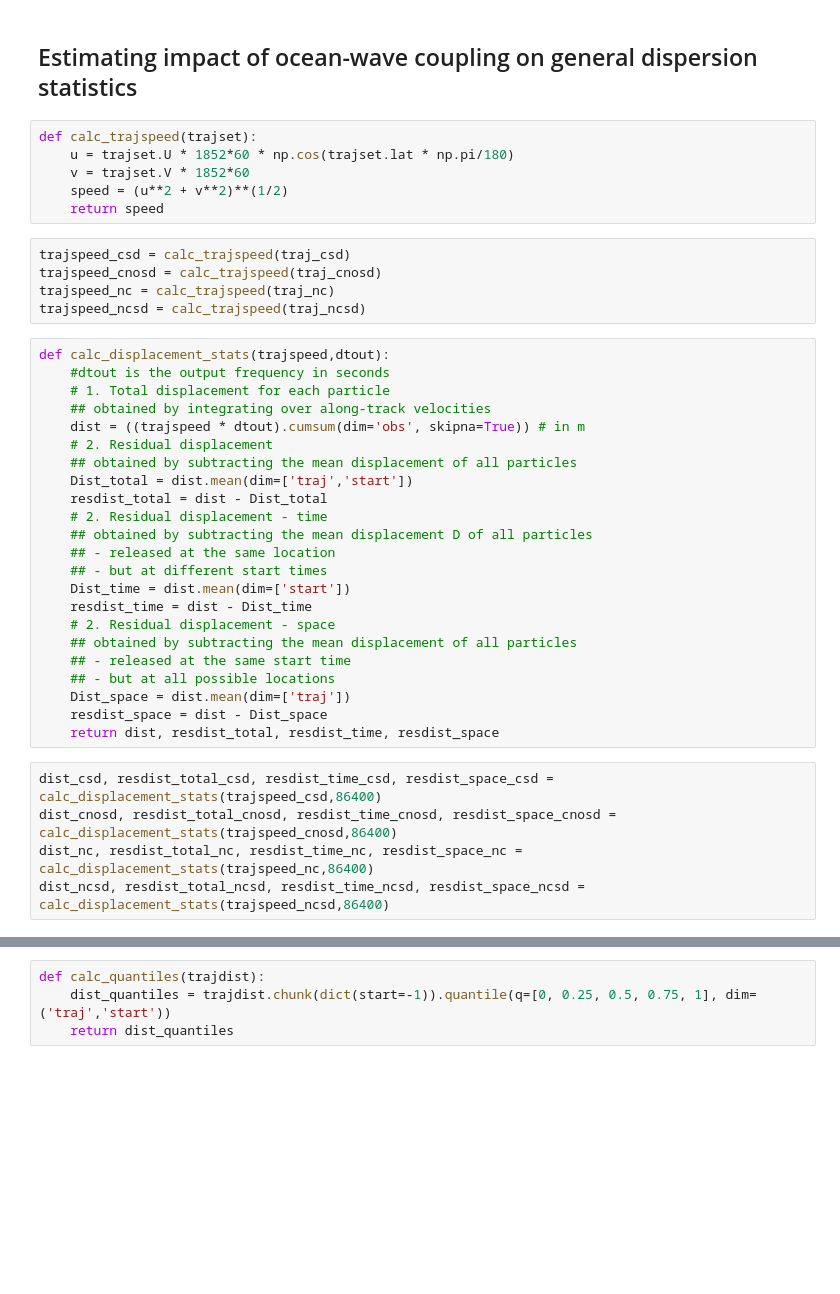
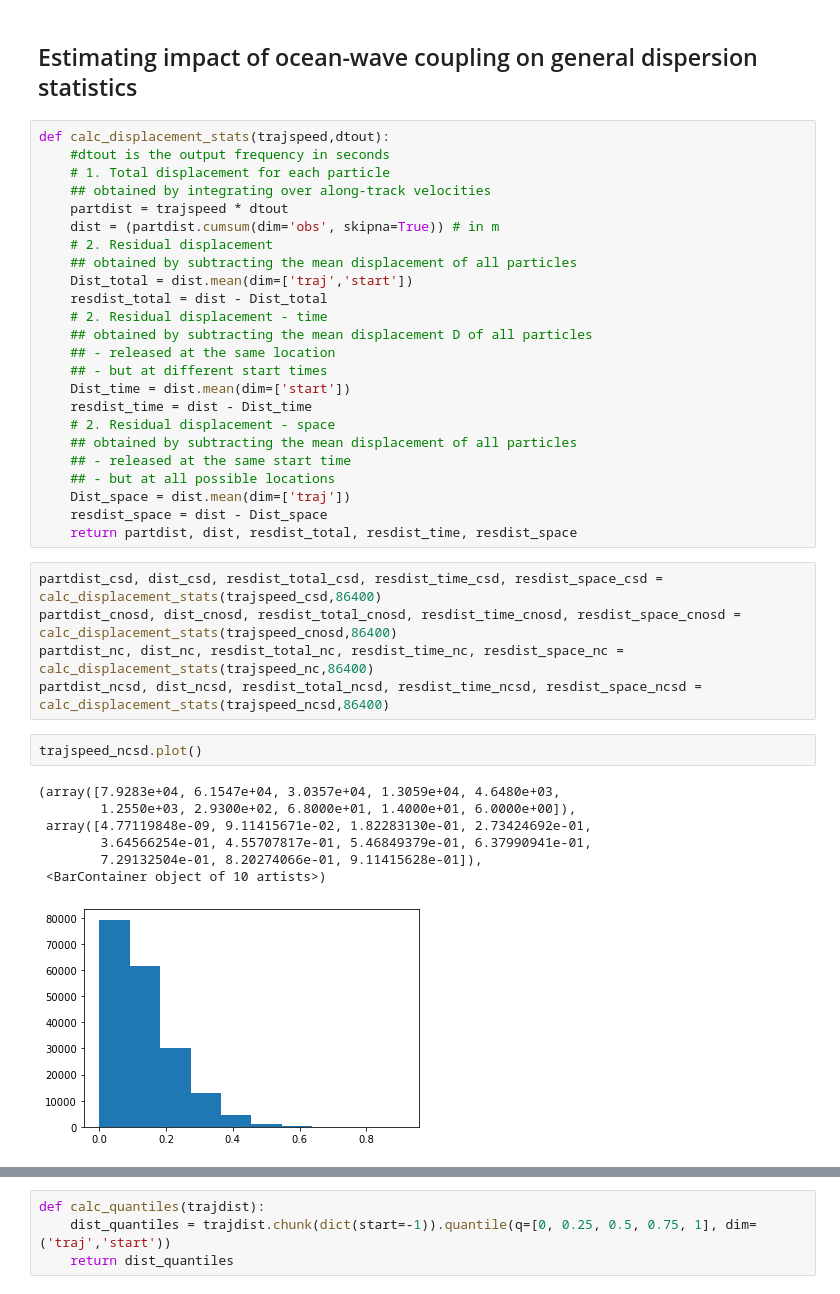
Before and after one commit to OceanParcels/IMMERSE_waves, a Jupyter notebook: code/CompTraj_uncoupledVScoupled_dispersion_GulfOfLion.ipynb, the cells around one changed output, grey strips where cells are left out. Cells and saved outputs as stored; diff of their text form; blank space fills up the shorter version.

```diff
--- a/code/CompTraj_uncoupledVScoupled_dispersion_GulfOfLion.ipynb
+++ b/code/CompTraj_uncoupledVScoupled_dispersion_GulfOfLion.ipynb
@@ -70,22 +108,12 @@ uncoupled with Stokes drift: 0.0  ( 0 %)
 # %% [markdown]
 ## Estimating impact of ocean-wave coupling on general dispersion statistics
-# %%
-def calc_trajspeed(trajset):
-    u = trajset.U * 1852*60 * np.cos(trajset.lat * np.pi/180)
-    v = trajset.V * 1852*60
-    speed = (u**2 + v**2)**(1/2)
-    return speed
-# %%
-trajspeed_csd = calc_trajspeed(traj_csd)
-trajspeed_cnosd = calc_trajspeed(traj_cnosd)
-trajspeed_nc = calc_trajspeed(traj_nc)
-trajspeed_ncsd = calc_trajspeed(traj_ncsd)
 # %%
 def calc_displacement_stats(trajspeed,dtout):
     #dtout is the output frequency in seconds
     # 1. Total displacement for each particle
     ## obtained by integrating over along-track velocities
-    dist = ((trajspeed * dtout).cumsum(dim='obs', skipna=True)) # in m
+    partdist = trajspeed * dtout
+    dist = (partdist.cumsum(dim='obs', skipna=True)) # in m
     # 2. Residual displacement
     ## obtained by subtracting the mean displacement of all particles
     Dist_total = dist.mean(dim=['traj','start'])
@@ -102,9 +130,19 @@ def calc_displacement_stats(trajspeed,dtout):
     ## - but at all possible locations
     Dist_space = dist.mean(dim=['traj'])
     resdist_space = dist - Dist_space
-    return dist, resdist_total, resdist_time, resdist_space
+    return partdist, dist, resdist_total, resdist_time, resdist_space
 # %%
-dist_csd, resdist_total_csd, resdist_time_csd, resdist_space_csd = calc_displacement_stats(trajspeed_csd,86400)
-dist_cnosd, resdist_total_cnosd, resdist_time_cnosd, resdist_space_cnosd = calc_displacement_stats(trajspeed_cnosd,86400)
-dist_nc, resdist_total_nc, resdist_time_nc, resdist_space_nc = calc_displacement_stats(trajspeed_nc,86400)
-dist_ncsd, resdist_total_ncsd, resdist_time_ncsd, resdist_space_ncsd = calc_displacement_stats(trajspeed_ncsd,86400)
+partdist_csd, dist_csd, resdist_total_csd, resdist_time_csd, resdist_space_csd = calc_displacement_stats(trajspeed_csd,86400)
+partdist_cnosd, dist_cnosd, resdist_total_cnosd, resdist_time_cnosd, resdist_space_cnosd = calc_displacement_stats(trajspeed_cnosd,86400)
+partdist_nc, dist_nc, resdist_total_nc, resdist_time_nc, resdist_space_nc = calc_displacement_stats(trajspeed_nc,86400)
+partdist_ncsd, dist_ncsd, resdist_total_ncsd, resdist_time_ncsd, resdist_space_ncsd = calc_displacement_stats(trajspeed_ncsd,86400)
+# %%
+trajspeed_ncsd.plot()
+# %% [output]
+(array([7.9283e+04, 6.1547e+04, 3.0357e+04, 1.3059e+04, 4.6480e+03,
+        1.2550e+03, 2.9300e+02, 6.8000e+01, 1.4000e+01, 6.0000e+00]),
+ array([4.77119848e-09, 9.11415671e-02, 1.82283130e-01, 2.73424692e-01,
+        3.64566254e-01, 4.55707817e-01, 5.46849379e-01, 6.37990941e-01,
+        7.29132504e-01, 8.20274066e-01, 9.11415628e-01]),
+ <BarContainer object of 10 artists>)
+[figure, added]
```
Also changed, not shown: parts of 25 cells of this notebook, 3 other files.
